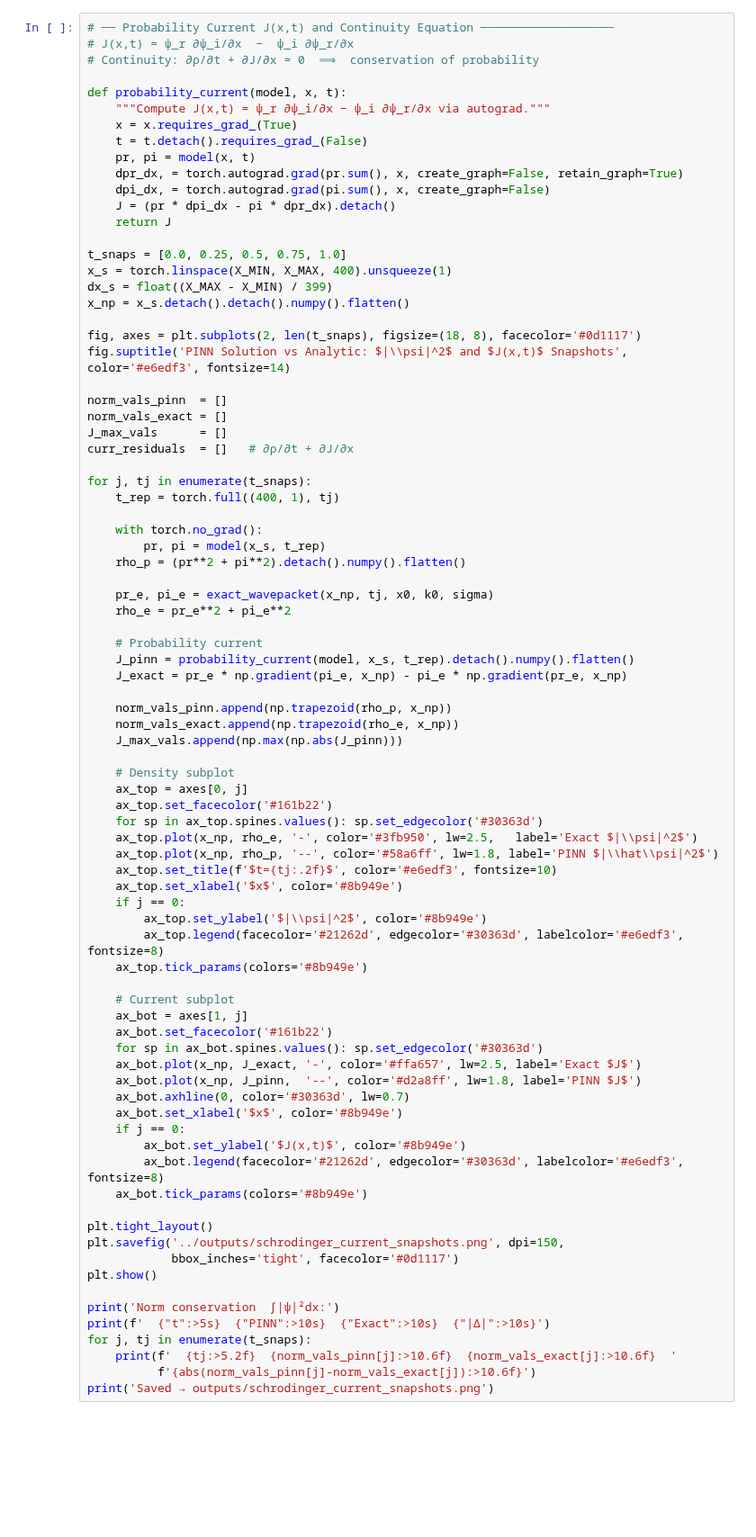
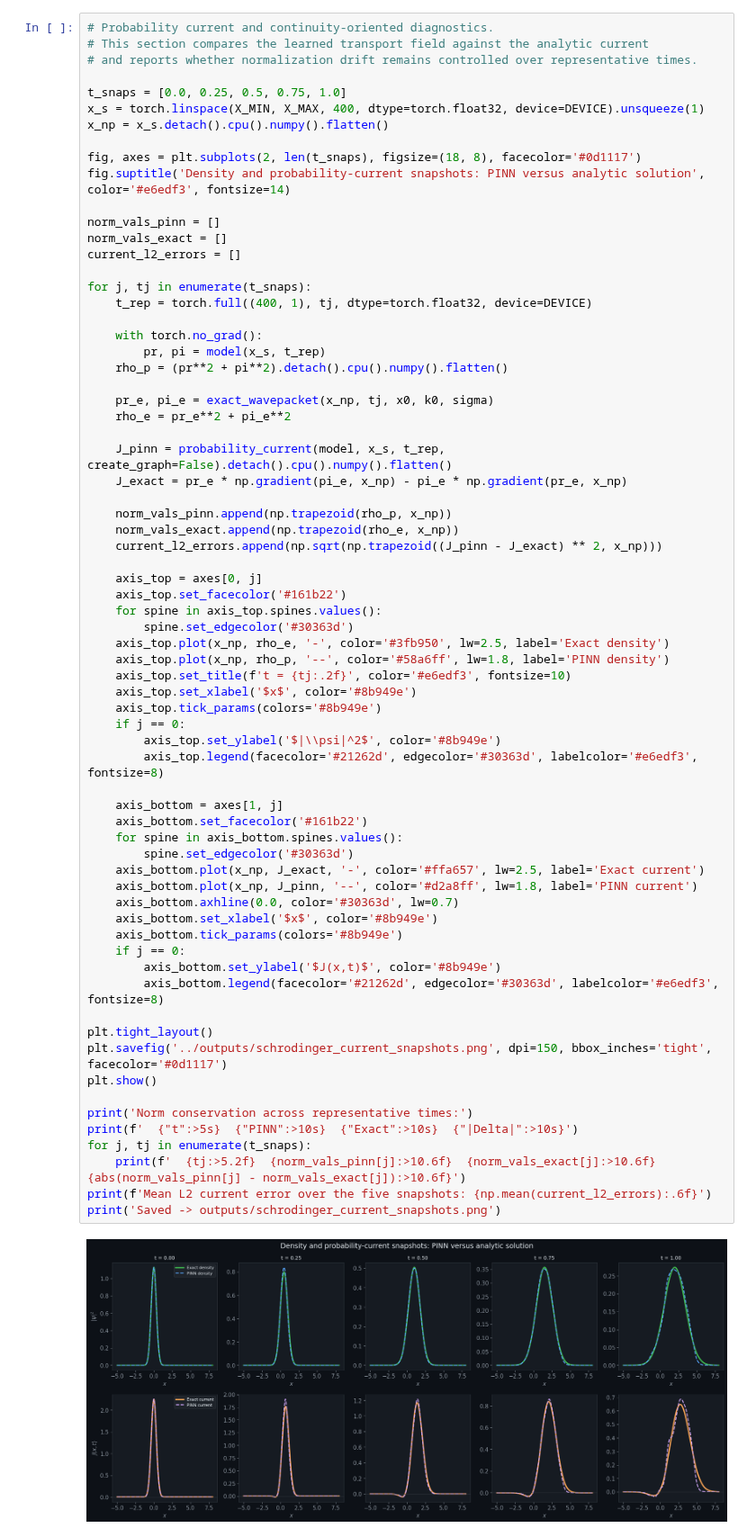
Before and after one commit to thmolena/QuantumPINNs-Physics-Informed-Neural-Networks-for-Quantum-Relevant-Physical-Modeling, a Jupyter notebook: notebooks/pinn_schrodinger.ipynb, the cells around one changed output. Shown at 90% size. Saved outputs shown, nothing was run; the diff lists cells and outputs as text; blank space fills up the shorter version.

```diff
--- a/notebooks/pinn_schrodinger.ipynb
+++ b/notebooks/pinn_schrodinger.ipynb
@@ -546,83 +618,71 @@ print('Saved → outputs/schrodinger_density_heatmap.png')
 # %%
-# ── Probability Current J(x,t) and Continuity Equation ───────────────────
-# J(x,t) = ψ_r ∂ψ_i/∂x  −  ψ_i ∂ψ_r/∂x
-# Continuity: ∂ρ/∂t + ∂J/∂x = 0  ⟹  conservation of probability
-
-def probability_current(model, x, t):
-    """Compute J(x,t) = ψ_r ∂ψ_i/∂x − ψ_i ∂ψ_r/∂x via autograd."""
-    x = x.requires_grad_(True)
-    t = t.detach().requires_grad_(False)
-    pr, pi = model(x, t)
-    dpr_dx, = torch.autograd.grad(pr.sum(), x, create_graph=False, retain_graph=True)
-    dpi_dx, = torch.autograd.grad(pi.sum(), x, create_graph=False)
-    J = (pr * dpi_dx - pi * dpr_dx).detach()
-    return J
+# Probability current and continuity-oriented diagnostics.
+# This section compares the learned transport field against the analytic current
+# and reports whether normalization drift remains controlled over representative times.
 
 t_snaps = [0.0, 0.25, 0.5, 0.75, 1.0]
-x_s = torch.linspace(X_MIN, X_MAX, 400).unsqueeze(1)
-dx_s = float((X_MAX - X_MIN) / 399)
-x_np = x_s.detach().detach().numpy().flatten()
+x_s = torch.linspace(X_MIN, X_MAX, 400, dtype=torch.float32, device=DEVICE).unsqueeze(1)
+x_np = x_s.detach().cpu().numpy().flatten()
 
 fig, axes = plt.subplots(2, len(t_snaps), figsize=(18, 8), facecolor='#0d1117')
-fig.suptitle('PINN Solution vs Analytic: $|\\psi|^2$ and $J(x,t)$ Snapshots', color='#e6edf3', fontsize=14)
+fig.suptitle('Density and probability-current snapshots: PINN versus analytic solution', color='#e6edf3', fontsize=14)
 
-norm_vals_pinn  = []
+norm_vals_pinn = []
 norm_vals_exact = []
-J_max_vals      = []
-curr_residuals  = []   # ∂ρ/∂t + ∂J/∂x
+current_l2_errors = []
 
 for j, tj in enumerate(t_snaps):
-    t_rep = torch.full((400, 1), tj)
+    t_rep = torch.full((400, 1), tj, dtype=torch.float32, device=DEVICE)
 
     with torch.no_grad():
         pr, pi = model(x_s, t_rep)
-    rho_p = (pr**2 + pi**2).detach().numpy().flatten()
+    rho_p = (pr**2 + pi**2).detach().cpu().numpy().flatten()
 
     pr_e, pi_e = exact_wavepacket(x_np, tj, x0, k0, sigma)
     rho_e = pr_e**2 + pi_e**2
 
-    # Probability current
-    J_pinn = probability_current(model, x_s, t_rep).detach().numpy().flatten()
+    J_pinn = probability_current(model, x_s, t_rep, create_graph=False).detach().cpu().numpy().flatten()
     J_exact = pr_e * np.gradient(pi_e, x_np) - pi_e * np.gradient(pr_e, x_np)
 
     norm_vals_pinn.append(np.trapezoid(rho_p, x_np))
     norm_vals_exact.append(np.trapezoid(rho_e, x_np))
-    J_max_vals.append(np.max(np.abs(J_pinn)))
+    current_l2_errors.append(np.sqrt(np.trapezoid((J_pinn - J_exact) ** 2, x_np)))
 
-    # Density subplot
-    ax_top = axes[0, j]
-    ax_top.set_facecolor('#161b22')
-    for sp in ax_top.spines.values(): sp.set_edgecolor('#30363d')
-    ax_top.plot(x_np, rho_e, '-', color='#3fb950', lw=2.5,   label='Exact $|\\psi|^2$')
-    ax_top.plot(x_np, rho_p, '--', color='#58a6ff', lw=1.8, label='PINN $|\\hat\\psi|^2$')
-    ax_top.set_title(f'$t={tj:.2f}$', color='#e6edf3', fontsize=10)
-    ax_top.set_xlabel('$x$', color='#8b949e')
+    axis_top = axes[0, j]
+    axis_top.set_facecolor('#161b22')
+    for spine in axis_top.spines.values():
+        spine.set_edgecolor('#30363d')
+    axis_top.plot(x_np, rho_e, '-', color='#3fb950', lw=2.5, label='Exact density')
+    axis_top.plot(x_np, rho_p, '--', color='#58a6ff', lw=1.8, label='PINN density')
+    axis_top.set_title(f't = {tj:.2f}', color='#e6edf3', fontsize=10)
+    axis_top.set_xlabel('$x$', color='#8b949e')
+    axis_top.tick_params(colors='#8b949e')
     if j == 0:
-        ax_top.set_ylabel('$|\\psi|^2$', color='#8b949e')
-        ax_top.legend(facecolor='#21262d', edgecolor='#30363d', labelcolor='#e6edf3', fontsize=8)
-    ax_top.tick_params(colors='#8b949e')
+        axis_top.set_ylabel('$|\\psi|^2$', color='#8b949e')
+        axis_top.legend(facecolor='#21262d', edgecolor='#30363d', labelcolor='#e6edf3', fontsize=8)
 
-    # Current subplot
-    ax_bot = axes[1, j]
-    ax_bot.set_facecolor('#161b22')
-    for sp in ax_bot.spines.values(): sp.set_edgecolor('#30363d')
-    ax_bot.plot(x_np, J_exact, '-', color='#ffa657', lw=2.5, label='Exact $J$')
-    ax_bot.plot(x_np, J_pinn,  '--', color='#d2a8ff', lw=1.8, label='PINN $J$')
-    ax_bot.axhline(0, color='#30363d', lw=0.7)
-    ax_bot.set_xlabel('$x$', color='#8b949e')
+    axis_bottom = axes[1, j]
+    axis_bottom.set_facecolor('#161b22')
+    for spine in axis_bottom.spines.values():
+        spine.set_edgecolor('#30363d')
+    axis_bottom.plot(x_np, J_exact, '-', color='#ffa657', lw=2.5, label='Exact current')
+    axis_bottom.plot(x_np, J_pinn, '--', color='#d2a8ff', lw=1.8, label='PINN current')
+    axis_bottom.axhline(0.0, color='#30363d', lw=0.7)
+    axis_bottom.set_xlabel('$x$', color='#8b949e')
+    axis_bottom.tick_params(colors='#8b949e')
     if j == 0:
-        ax_bot.set_ylabel('$J(x,t)$', color='#8b949e')
-        ax_bot.legend(facecolor='#21262d', edgecolor='#30363d', labelcolor='#e6edf3', fontsize=8)
-    ax_bot.tick_params(colors='#8b949e')
+        axis_bottom.set_ylabel('$J(x,t)$', color='#8b949e')
+        axis_bottom.legend(facecolor='#21262d', edgecolor='#30363d', labelcolor='#e6edf3', fontsize=8)
 
 plt.tight_layout()
-plt.savefig('../outputs/schrodinger_current_snapshots.png', dpi=150,
-            bbox_inches='tight', facecolor='#0d1117')
+plt.savefig('../outputs/schrodinger_current_snapshots.png', dpi=150, bbox_inches='tight', facecolor='#0d1117')
 plt.show()
 
-print('Norm conservation  ∫|ψ|²dx:')
-print(f'  {"t":>5s}  {"PINN":>10s}  {"Exact":>10s}  {"|Δ|":>10s}')
+print('Norm conservation across representative times:')
+print(f'  {"t":>5s}  {"PINN":>10s}  {"Exact":>10s}  {"|Delta|":>10s}')
 for j, tj in enumerate(t_snaps):
-    print(f'  {tj:>5.2f}  {norm_vals_pinn[j]:>10.6f}  {norm_vals_exact[j]:>10.6f}  '
-          f'{abs(norm_vals_pinn[j]-norm_vals_exact[j]):>10.6f}')
-print('Saved → outputs/schrodinger_current_snapshots.png')
+    print(f'  {tj:>5.2f}  {norm_vals_pinn[j]:>10.6f}  {norm_vals_exact[j]:>10.6f}  {abs(norm_vals_pinn[j] - norm_vals_exact[j]):>10.6f}')
+print(f'Mean L2 current error over the five snapshots: {np.mean(current_l2_errors):.6f}')
+print('Saved -> outputs/schrodinger_current_snapshots.png')
+# %% [output]
+[figure, added]
```
Also changed, not shown: parts of 9 cells of this notebook, 9 other files.
